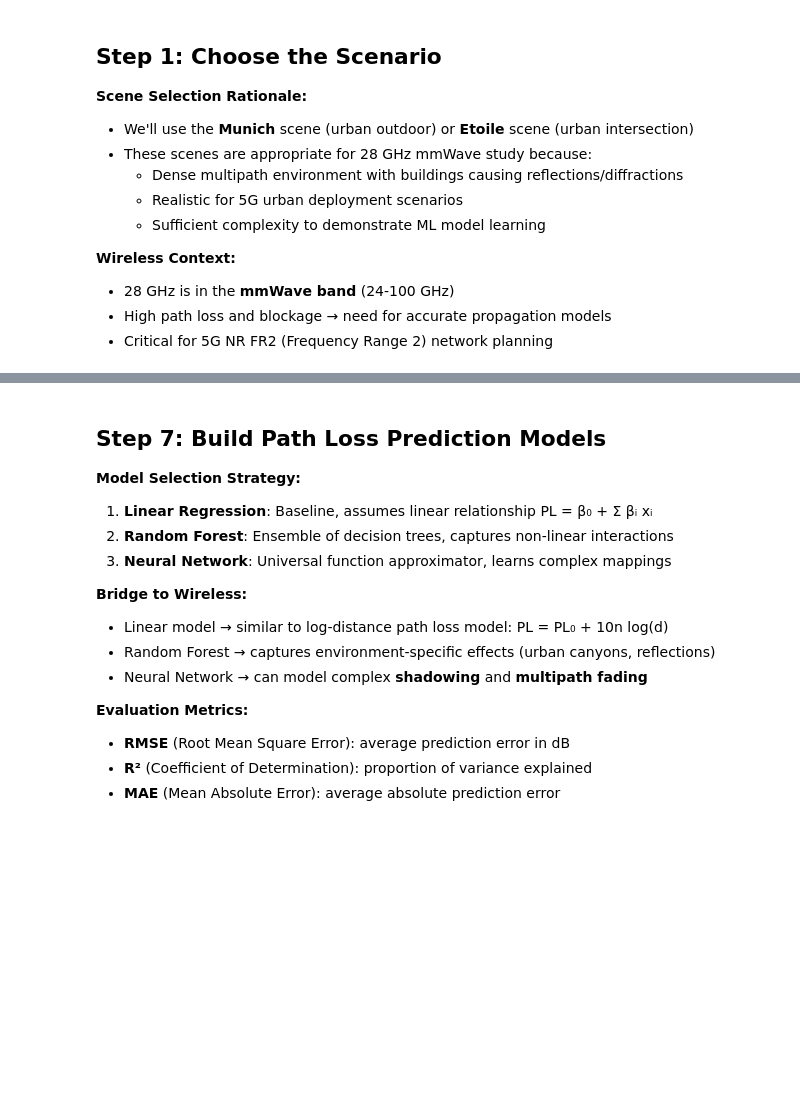
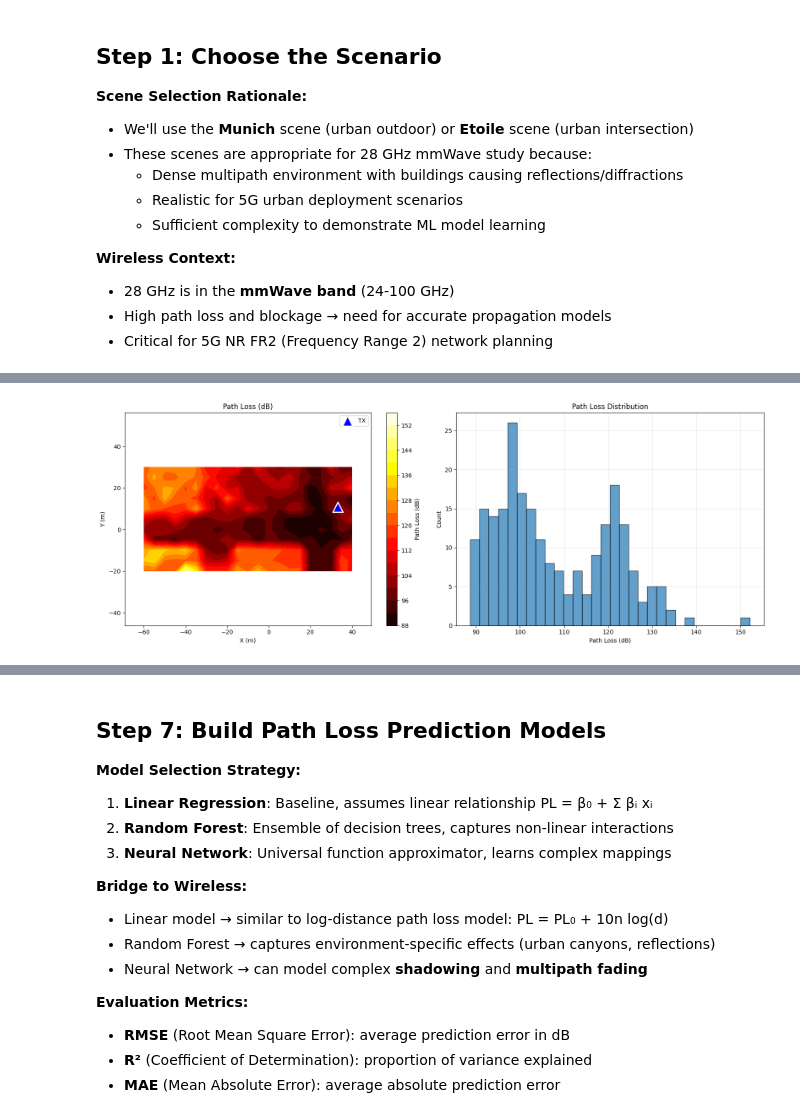
Before and after one commit to SaM27my/EE58009_ML_WC_Assinments, a Jupyter notebook: path_loss_prediction.ipynb, the cells around one changed output, grey strips where cells are left out. Saved outputs shown, nothing was run; the diff lists cells and outputs as text; code cells hidden in the pictures; blank space fills up the shorter version.

```diff
--- a/path_loss_prediction.ipynb
+++ b/path_loss_prediction.ipynb
@@ -468,0 +370,12 @@ print("Dataset saved to 'path_loss_dataset.csv'")
+# %%
+# Add all RX points to the scene
+# Note: This might take a moment for large grids
+
+rx_list = []
+for i, pos in enumerate(rx_positions):
+    rx = Receiver(name=f"rx_{i}", position=pos)
+    scene.add(rx)
+    rx_list.append(rx)
+
+print(f"Added {len(rx_list)} receivers to the scene")
+print(f"Total receivers in scene: {len(scene.receivers)}")
@@ -468,0 +574,29 @@ print("Dataset saved to 'path_loss_dataset.csv'")
+# %%
+# Create path loss heatmap
+fig, axes = plt.subplots(1, 2, figsize=(16, 6))
+
+# Reshape path loss to grid for visualization
+path_loss_grid = path_loss_db.reshape(len(y_coords), len(x_coords))
+
+# Plot 1: Path loss heatmap
+im1 = axes[0].contourf(X_grid, Y_grid, path_loss_grid, levels=20, cmap='hot')
+axes[0].scatter(tx_position[0], tx_position[1], c='blue', s=300, marker='^',
+                edgecolors='white', linewidths=2, label='TX')
+axes[0].set_xlabel('X (m)')
+axes[0].set_ylabel('Y (m)')
+axes[0].set_title('Path Loss (dB)')
+axes[0].legend()
+axes[0].axis('equal')
+plt.colorbar(im1, ax=axes[0], label='Path Loss (dB)')
+
+# Plot 2: Histogram of path loss
+axes[1].hist(path_loss_db, bins=30, edgecolor='black', alpha=0.7)
+axes[1].set_xlabel('Path Loss (dB)')
+axes[1].set_ylabel('Count')
+axes[1].set_title('Path Loss Distribution')
+axes[1].grid(True, alpha=0.3)
+
+plt.tight_layout()
+plt.show()
+# %% [output]
+[figure, added]
```
Also changed, not shown: parts of 40 cells of this notebook.
